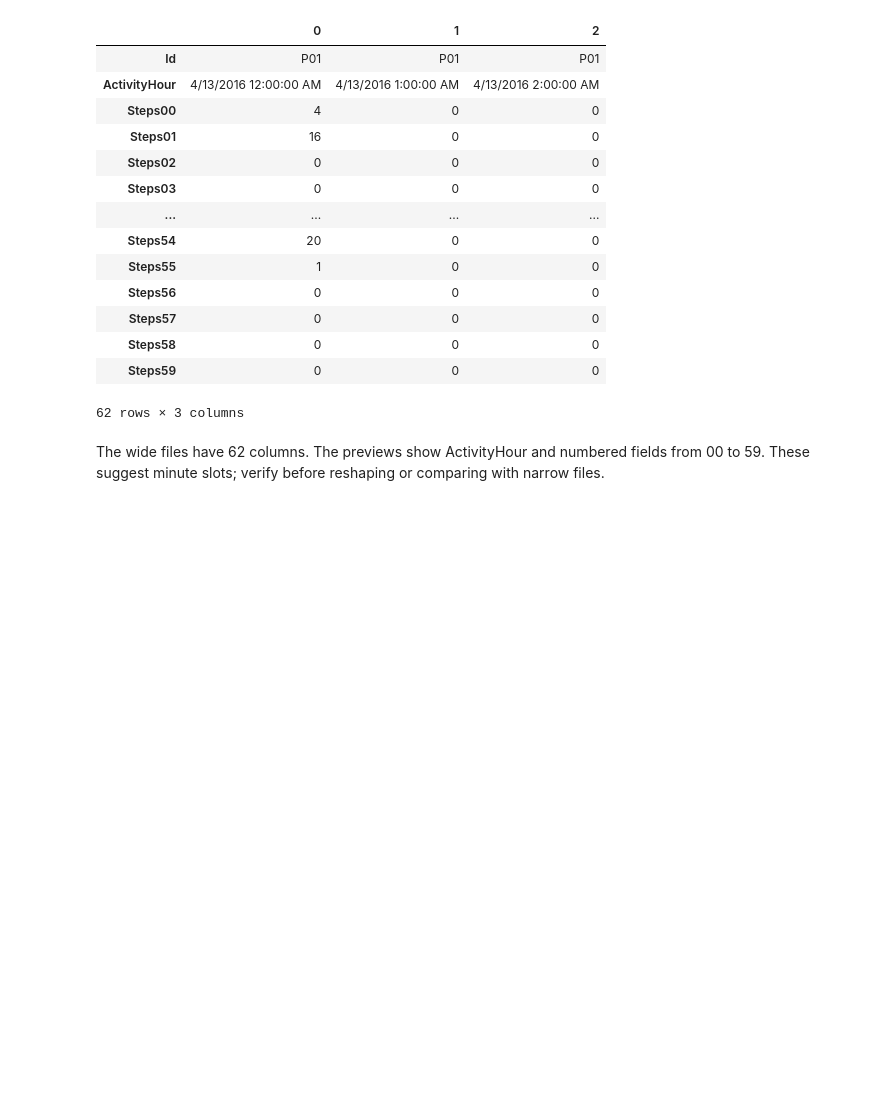
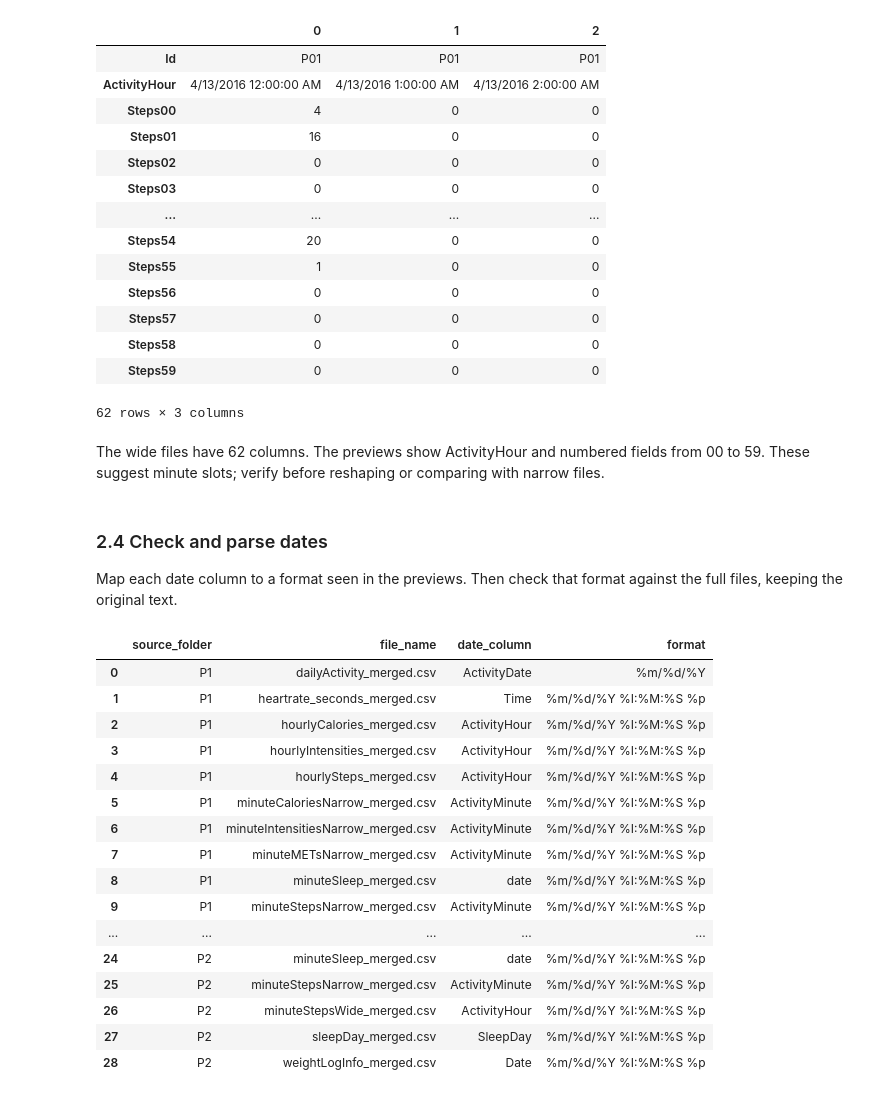
Before and after one commit to MohamadAlhajAli/fitbit-fitness-tracker, a Jupyter notebook: EDA/Simple EDA.ipynb, the cells around one changed output. Drawn from its saved outputs; the diff is of its cells as text; code cells hidden in the pictures; blank space fills up the shorter version.

Commit message:
Document date checks and update EDA notes

```diff
--- a/EDA/Simple EDA.ipynb
+++ b/EDA/Simple EDA.ipynb
@@ -776,3 +776,70 @@ File  : minuteStepsWide_merged.csv
 The wide files have 62 columns. The previews show ActivityHour and
 numbered fields from 00 to 59. These suggest minute slots; verify
 before reshaping or comparing with narrow files.
+# %% [markdown]
+### 2.4 Check and parse dates
+
+Map each date column to a format seen in the previews.
+Then check that format against the full files, keeping the original text.
+# %%
+# Formats seen in previews; full-file checks come next.
+date_only = "%m/%d/%Y"
+date_and_time = "%m/%d/%Y %I:%M:%S %p"
+
+DATE_FORMATS = {
+    "ActivityDate": date_only,
+    "ActivityDay": date_only,
+    "ActivityHour": date_and_time,
+    "ActivityMinute": date_and_time,
+    "Time": date_and_time,
+    "date": date_and_time,
+    "Date": date_and_time,
+    "SleepDay": date_and_time,
+}
+
+date_records = []
+
+# Find the date columns in each file.
+for file_info in header_inventory.itertuples(index=False):
+    matched_columns = [
+        column for column in file_info.columns
+        if column in DATE_FORMATS
+    ]
+
+    if not matched_columns:
+        raise ValueError(f"No date column mapped: {file_info.file_name}")
+
+    # Keep the file reference for the full-file checks.
+    for column in matched_columns:
+        date_records.append({
+            "source_folder": file_info.source_folder,
+            "source_file": file_info.source_file,
+            "file_name": file_info.file_name,
+            "date_column": column,
+            "format": DATE_FORMATS[column],
+        })
+
+date_plan = pd.DataFrame(date_records)
+
+# Show the plan without reading data records.
+display(date_plan[[
+    "source_folder", "file_name", "date_column", "format"
+]])
+# %% [output]
+|  | source_folder | file_name | date_column | format |
+| 0 | P1 | dailyActivity_merged.csv | ActivityDate | %m/%d/%Y |
+| 1 | P1 | heartrate_seconds_merged.csv | Time | %m/%d/%Y %I:%M:%S %p |
+| 2 | P1 | hourlyCalories_merged.csv | ActivityHour | %m/%d/%Y %I:%M:%S %p |
+| 3 | P1 | hourlyIntensities_merged.csv | ActivityHour | %m/%d/%Y %I:%M:%S %p |
+| 4 | P1 | hourlySteps_merged.csv | ActivityHour | %m/%d/%Y %I:%M:%S %p |
+| 5 | P1 | minuteCaloriesNarrow_merged.csv | ActivityMinute | %m/%d/%Y %I:%M:%S %p |
+| 6 | P1 | minuteIntensitiesNarrow_merged.csv | ActivityMinute | %m/%d/%Y %I:%M:%S %p |
+| 7 | P1 | minuteMETsNarrow_merged.csv | ActivityMinute | %m/%d/%Y %I:%M:%S %p |
+| 8 | P1 | minuteSleep_merged.csv | date | %m/%d/%Y %I:%M:%S %p |
+| 9 | P1 | minuteStepsNarrow_merged.csv | ActivityMinute | %m/%d/%Y %I:%M:%S %p |
+| ... | ... | ... | ... | ... |
+| 24 | P2 | minuteSleep_merged.csv | date | %m/%d/%Y %I:%M:%S %p |
+| 25 | P2 | minuteStepsNarrow_merged.csv | ActivityMinute | %m/%d/%Y %I:%M:%S %p |
+| 26 | P2 | minuteStepsWide_merged.csv | ActivityHour | %m/%d/%Y %I:%M:%S %p |
+| 27 | P2 | sleepDay_merged.csv | SleepDay | %m/%d/%Y %I:%M:%S %p |
+| 28 | P2 | weightLogInfo_merged.csv | Date | %m/%d/%Y %I:%M:%S %p |
```
Also changed, not shown: parts of 6 cells of this notebook, 2 other files.
